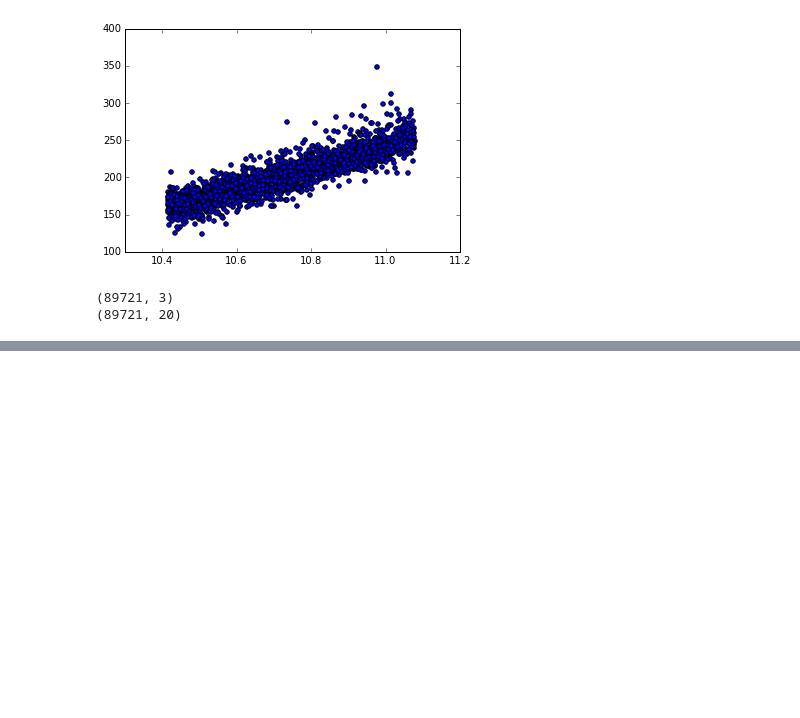
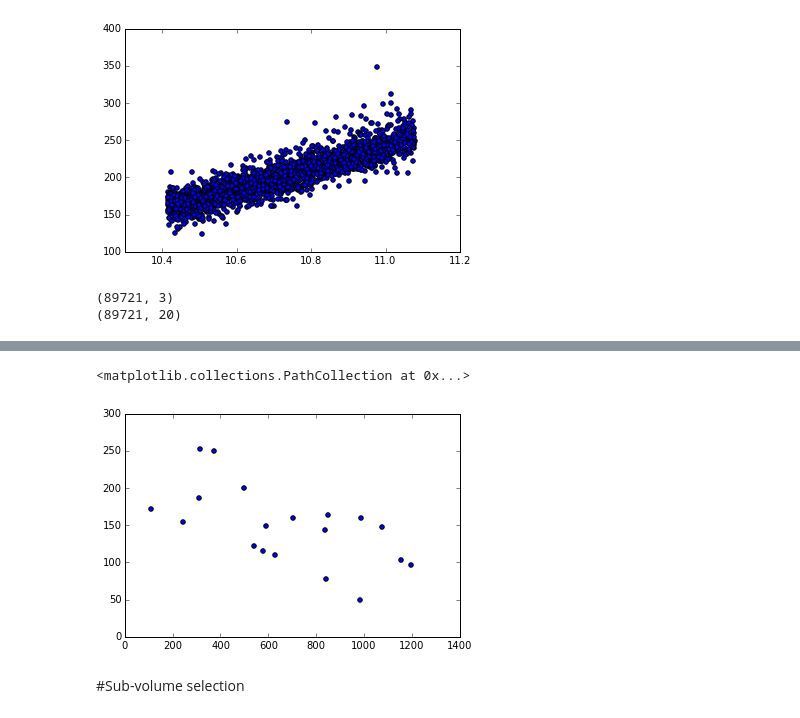
Before and after one commit to astroandes/IllustrisLG, a Jupyter notebook: code/BaryonCatalogCuts.ipynb, the cells around one changed output, grey strips where cells are left out. Saved outputs shown, nothing was run; the diff lists cells and outputs as text; code cells hidden in the pictures; blank space fills up the shorter version.

```diff
--- a/code/BaryonCatalogCuts.ipynb
+++ b/code/BaryonCatalogCuts.ipynb
@@ -188 +184,8 @@ a = hist(norm_relative_pos)
+# %%
+scatter(norm_relative_pos, norm_relative_vel)
+# %% [output]
+<matplotlib.collections.PathCollection at 0x...>
+[figure, added]
+# %% [markdown]
+#Sub-volume selection
 # %%
```
Also changed, not shown: parts of 14 cells of this notebook.
